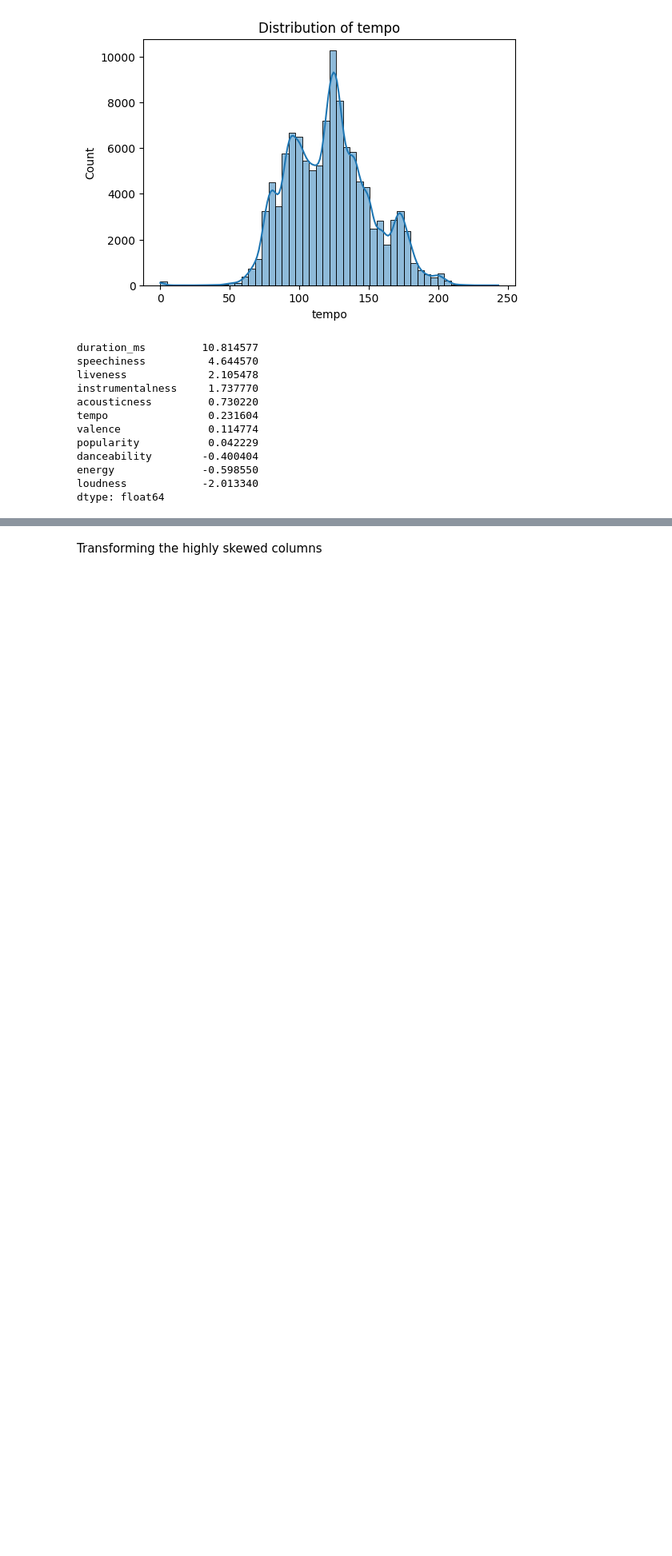
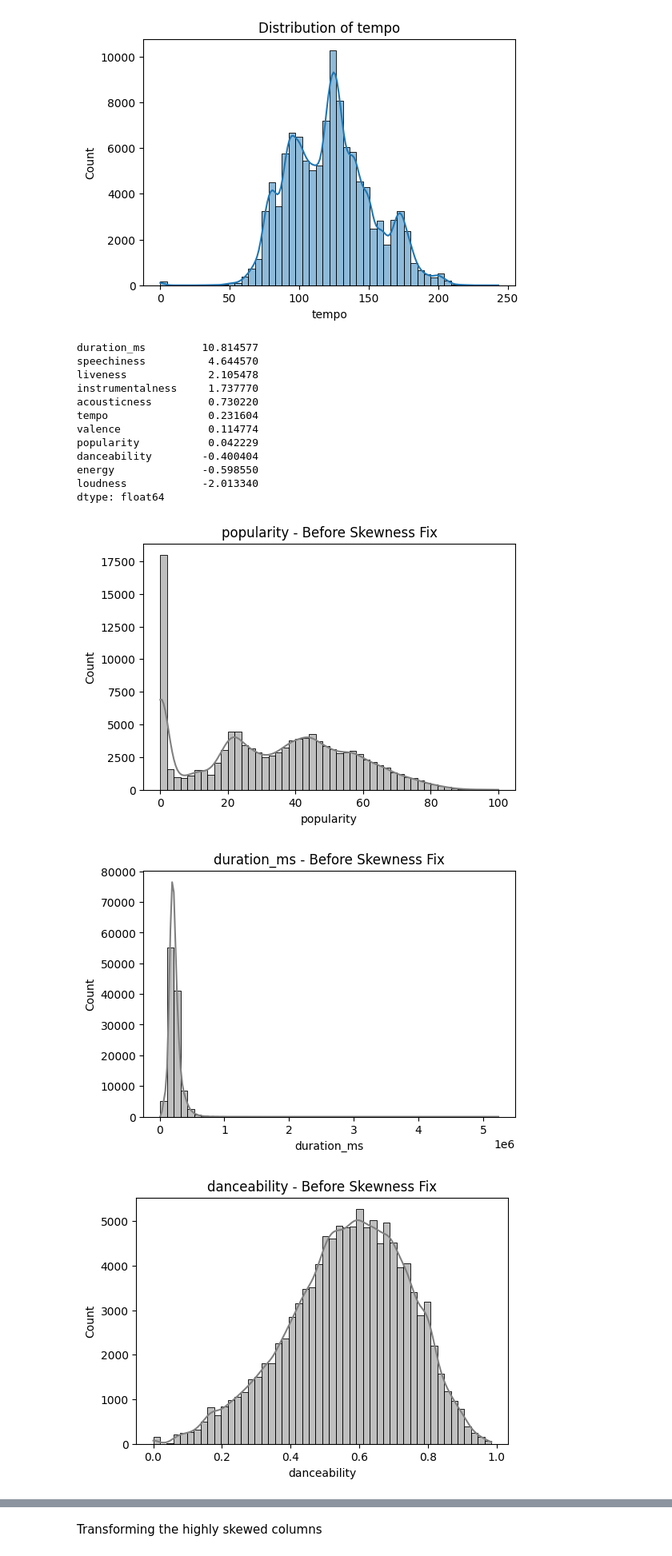
Before and after one commit to AN160404/Playlist-Productivity-Predictor, a Jupyter notebook: new.ipynb, the cells around one changed output, grey strips where cells are left out. Shown at 80% size. Cells and saved outputs as stored; diff of their text form; code cells hidden in the pictures; blank space fills up the shorter version.

```diff
--- a/new.ipynb
+++ b/new.ipynb
@@ -133,0 +141,10 @@ dtype: float64
+# %%
+for col in num_cols:
+    plt.figure(figsize=(6,4))
+    sns.histplot(df_raw[col], bins=50, kde=True, color="gray")
+    plt.title(f"{col} - Before Skewness Fix")
+    plt.show()
+# %% [output]
+[figure, added]
+[figure, added]
+[figure, added]
```
Also changed, not shown: parts of 14 cells of this notebook.
